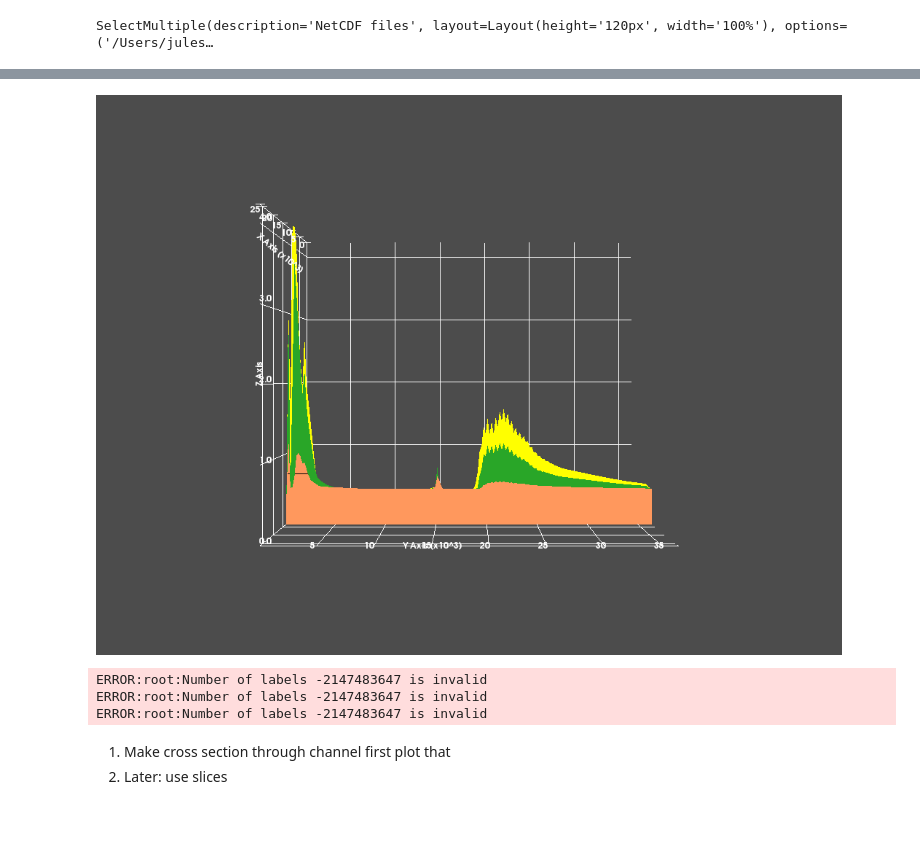
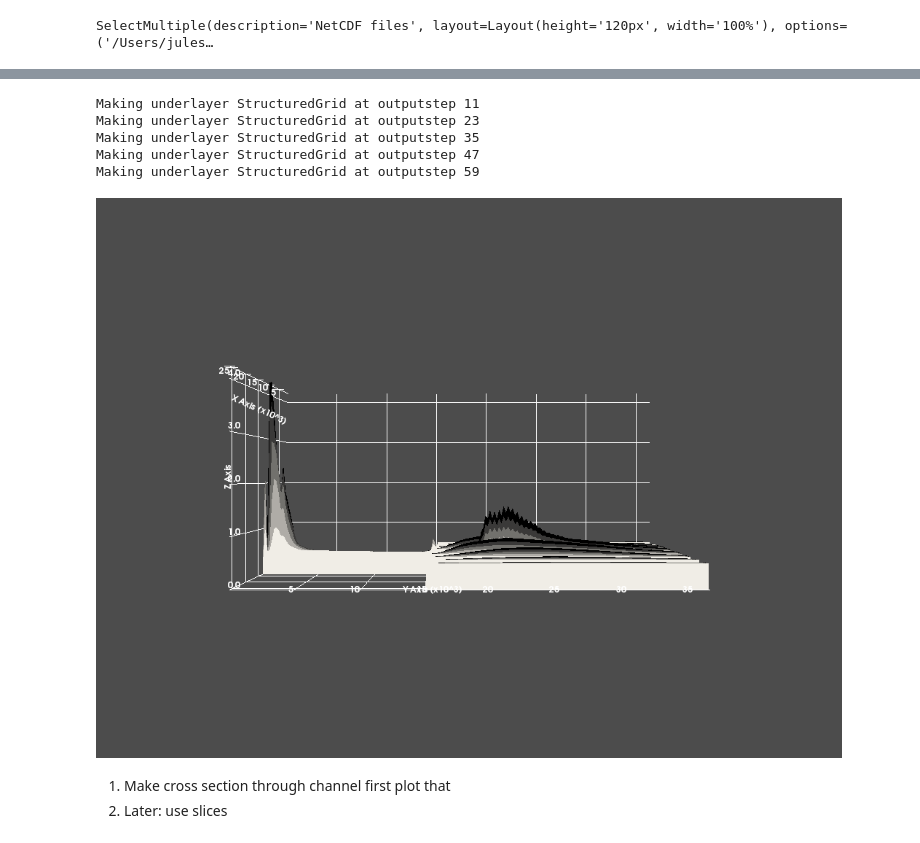
Before and after one commit to JulesBlm/Delft3D-Python-Thesis, a Jupyter notebook: PyVistaMultirunDeposits.ipynb, the cells around one changed output, grey strips where cells are left out. Cells and saved outputs as stored; diff of their text form; code cells hidden in the pictures.

```diff
--- a/PyVistaMultirunDeposits.ipynb
+++ b/PyVistaMultirunDeposits.ipynb
@@ -69,0 +50,6 @@ print(first_time, second_time,last_time)
+# %%
+nr_time_steps = int(trim.time.size)
+nr_of_datasets = int(len(files.value))
+steps_per_dataset = int(nr_time_steps/nr_of_datasets)
+times = [i for i in range(steps_per_dataset-1, nr_time_steps+1, steps_per_dataset)]
+times
@@ -94,17 +67,0 @@ channel_slice_3 = last.slice_orthogonal(x=channel_x)
-# %%
-p = pv.Plotter(notebook=True)
-p.add_mesh(channel_slice_3, color="gold", opacity=1, )
-p.add_mesh(channel_slice_2, color="forestgreen", opacity=1,)
-p.add_mesh(channel_slice_1, color="coral", opacity=1,)
-# p.add_mesh(first, scalars='vol_frac_sand', cmap="cividis", opacity=1, ambient=0.3)
-# p.add_mesh(last, scalars='vol_frac_sand', cmap="cividis", opacity=0.5, ambient=0.3)
-p.enable_depth_peeling(10)
-# p.add_text(f"Velocity slices at {easyTimeFormat(time_outputstep)}", position='upper_left')
-p.show_grid()
-p.set_scale(zscale=4000)
-p.show(cpos='yz')
-# %% [output]
-[figure, removed]
-ERROR:root:Number of labels -2147483647 is invalid
-ERROR:root:Number of labels -2147483647 is invalid
-ERROR:root:Number of labels -2147483647 is invalid
@@ -111,3 +72,28 @@ ERROR:root:Number of labels -2147483647 is invalid
+# %%
+StructGrids = [makeStructuredGridUnderlayers(trim, time=timestep) for timestep in times]
+# %% [output]
+Making underlayer StructuredGrid at outputstep 11
+Making underlayer StructuredGrid at outputstep 23
+Making underlayer StructuredGrid at outputstep 35
+Making underlayer StructuredGrid at outputstep 47
+Making underlayer StructuredGrid at outputstep 59
+# %%
+
+# slice_orthogonal(x=channel_x]) # if slice ortho subtly shift x to prevent z fighting
+
+ChannelSlices = reversed([Grid.slice_along_axis(n=9, axis="x") for Grid in StructGrids])
+# %%
+colorstep = int(len(gray)/nr_of_datasets)
+colors = gray[::colorstep]
+# %%
+p = pv.Plotter(notebook=True)
+[p.add_mesh(Slice, color=colors[i]) for (i, Slice) in enumerate(ChannelSlices)]
+p.enable_depth_peeling(10)
+p.show_grid()
+p.set_scale(zscale=4000)
+p.show(cpos='yz')
+# %% [output]
+[figure, added]
 # %% [markdown]
 1. Make cross section through channel first plot that
 2. Later: use slices
```
Also changed, not shown: parts of 9 cells of this notebook, 18 other files.
